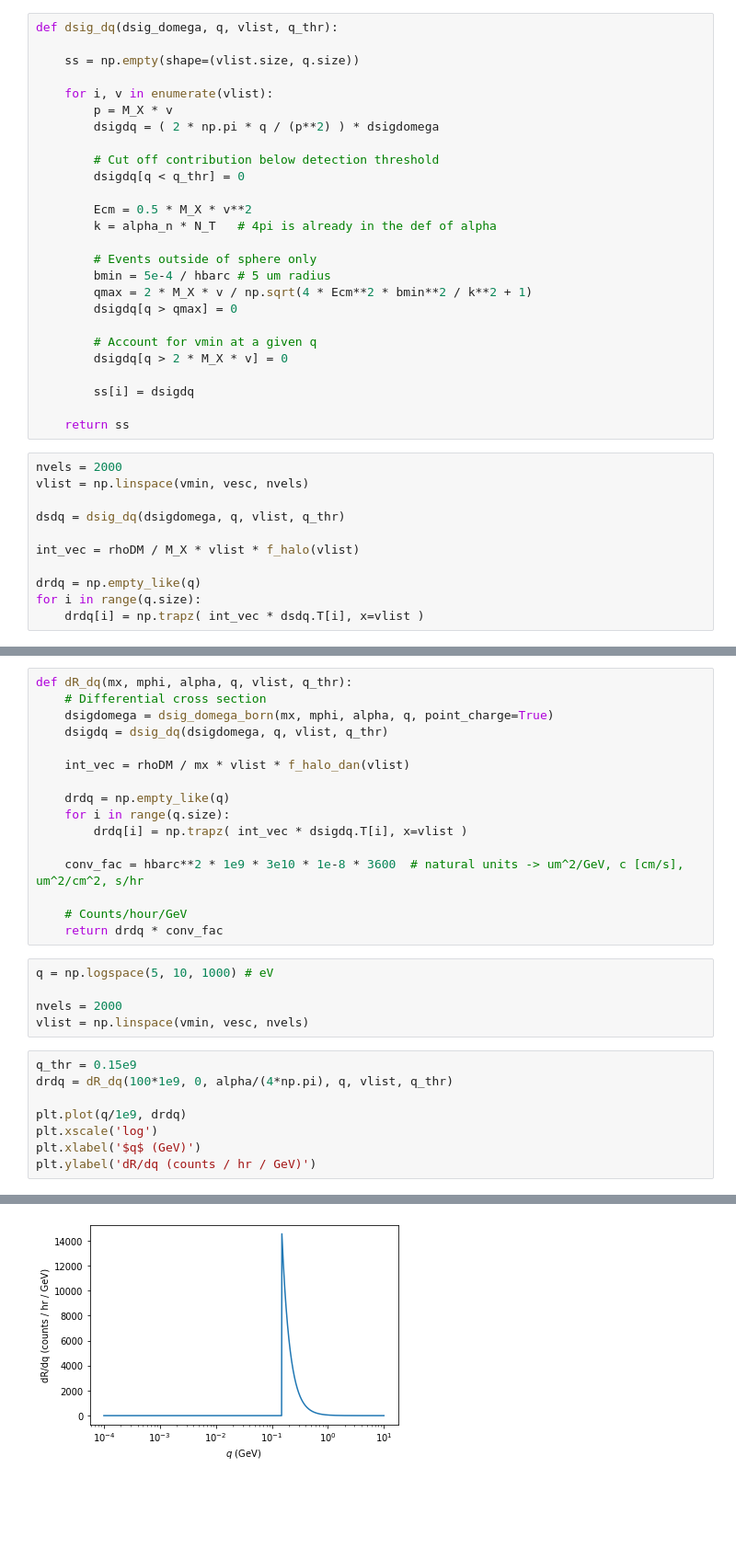
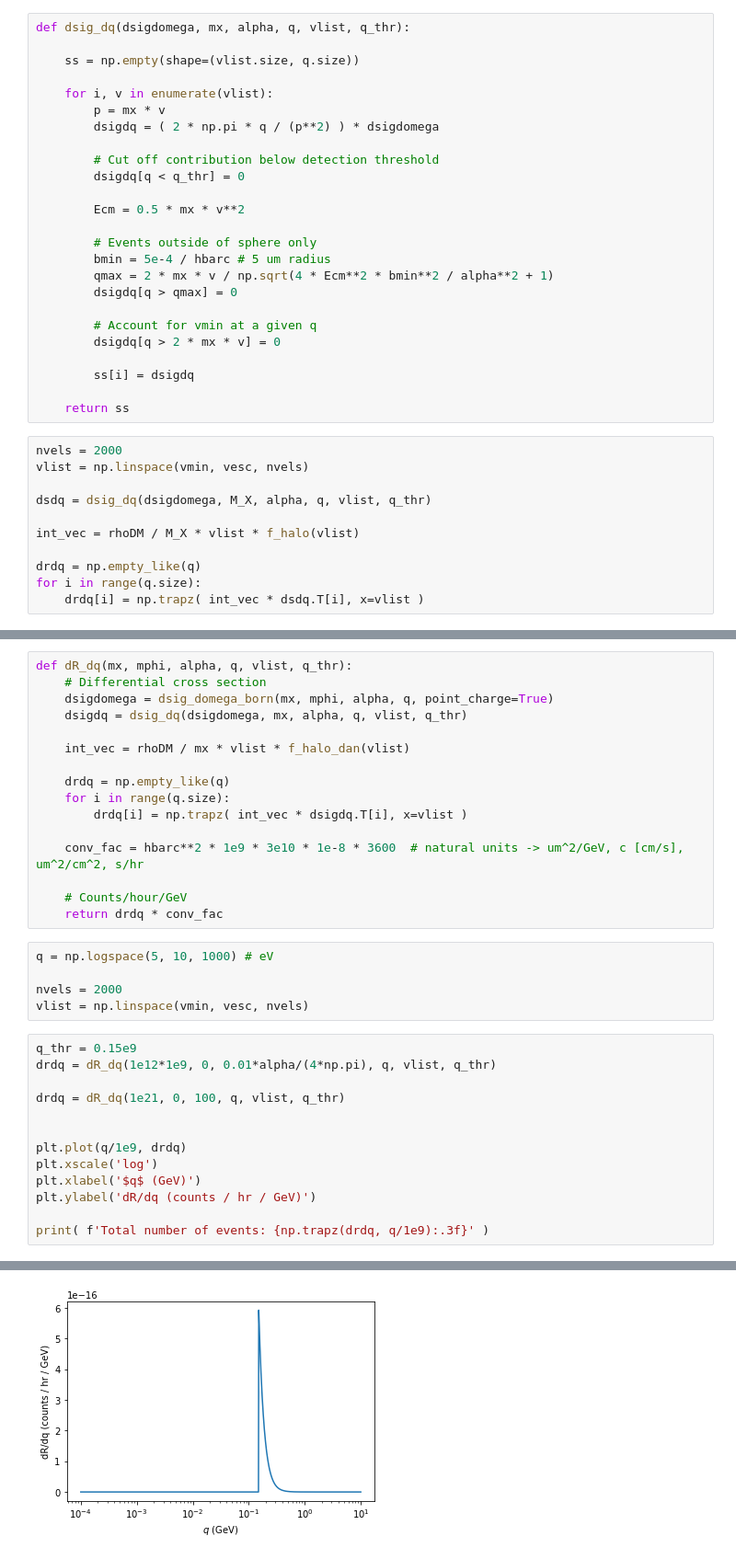
Before and after one commit to yuhants/impulse, a Jupyter notebook: yuhan/dR_dq_massless_mediator.ipynb, the cells around one changed output, grey strips where cells are left out. Shown: that part at 92% size. Saved outputs shown, nothing was run; the diff lists cells and outputs as text; blank space fills up the shorter version.

```diff
--- a/yuhan/dR_dq_massless_mediator.ipynb
+++ b/yuhan/dR_dq_massless_mediator.ipynb
@@ -146,27 +146,26 @@ Convert to $d\sigma / dq$ by
     \frac{d \sigma}{d q} = \frac{2 \pi q}{p^2} \frac{d \sigma}{d \Omega}.
 \end{equation}
 # %%
-def dsig_dq(dsig_domega, q, vlist, q_thr):
+def dsig_dq(dsigdomega, mx, alpha, q, vlist, q_thr):
 
     ss = np.empty(shape=(vlist.size, q.size))
 
     for i, v in enumerate(vlist):
-        p = M_X * v
+        p = mx * v
         dsigdq = ( 2 * np.pi * q / (p**2) ) * dsigdomega
 
         # Cut off contribution below detection threshold
         dsigdq[q < q_thr] = 0
 
-        Ecm = 0.5 * M_X * v**2
-        k = alpha_n * N_T   # 4pi is already in the def of alpha
+        Ecm = 0.5 * mx * v**2
 
         # Events outside of sphere only
         bmin = 5e-4 / hbarc # 5 um radius
-        qmax = 2 * M_X * v / np.sqrt(4 * Ecm**2 * bmin**2 / k**2 + 1)
+        qmax = 2 * mx * v / np.sqrt(4 * Ecm**2 * bmin**2 / alpha**2 + 1)
         dsigdq[q > qmax] = 0
 
         # Account for vmin at a given q
-        dsigdq[q > 2 * M_X * v] = 0
+        dsigdq[q > 2 * mx * v] = 0
 
         ss[i] = dsigdq
 
@@ -175,7 +174,7 @@ def dsig_dq(dsig_domega, q, vlist, q_thr):
 nvels = 2000
 vlist = np.linspace(vmin, vesc, nvels)
 
-dsdq = dsig_dq(dsigdomega, q, vlist, q_thr)
+dsdq = dsig_dq(dsigdomega, M_X, alpha, q, vlist, q_thr)
 
 int_vec = rhoDM / M_X * vlist * f_halo(vlist)
 
@@ -197,7 +196,7 @@ Now generalize to arbitrary DM mass and coupling.
 def dR_dq(mx, mphi, alpha, q, vlist, q_thr):
     # Differential cross section
     dsigdomega = dsig_domega_born(mx, mphi, alpha, q, point_charge=True)
-    dsigdq = dsig_dq(dsigdomega, q, vlist, q_thr)
+    dsigdq = dsig_dq(dsigdomega, mx, alpha, q, vlist, q_thr)
 
     int_vec = rhoDM / mx * vlist * f_halo_dan(vlist)
 
@@ -216,10 +215,15 @@ nvels = 2000
 vlist = np.linspace(vmin, vesc, nvels)
 # %%
 q_thr = 0.15e9
-drdq = dR_dq(100*1e9, 0, alpha/(4*np.pi), q, vlist, q_thr)
+drdq = dR_dq(1e12*1e9, 0, 0.01*alpha/(4*np.pi), q, vlist, q_thr)
+
+drdq = dR_dq(1e21, 0, 100, q, vlist, q_thr)
+
 
 plt.plot(q/1e9, drdq)
 plt.xscale('log')
 plt.xlabel('$q$ (GeV)')
 plt.ylabel('dR/dq (counts / hr / GeV)')
+
+print( f'Total number of events: {np.trapz(drdq, q/1e9):.3f}' )
 # %% [output]
@@ -227 +231 @@ Text(0, 0.5, 'dR/dq (counts / hr / GeV)')
-[figure, old version]
+[figure, new version]
```
Also changed, not shown: parts of 1 cell of this notebook, 3 other files.
